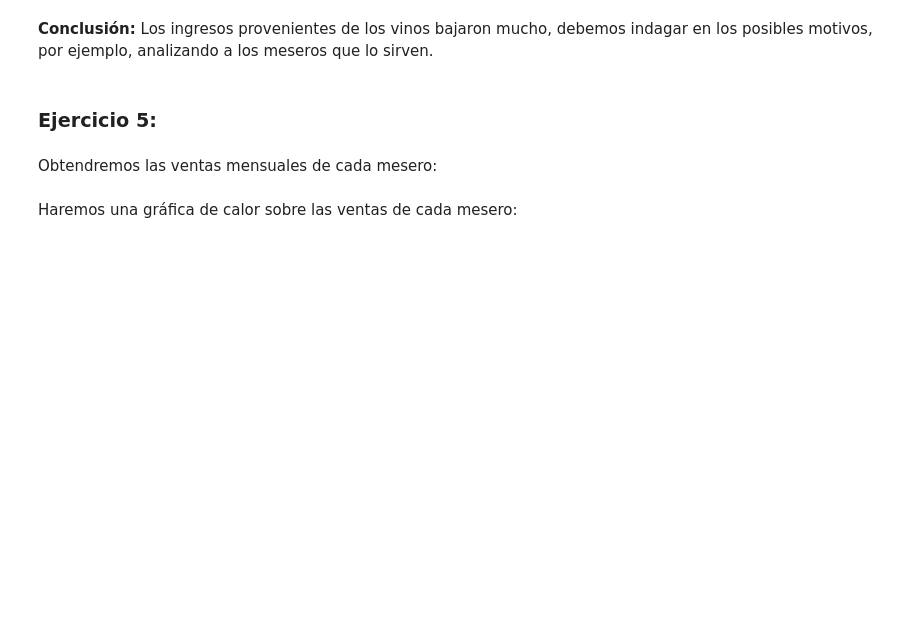
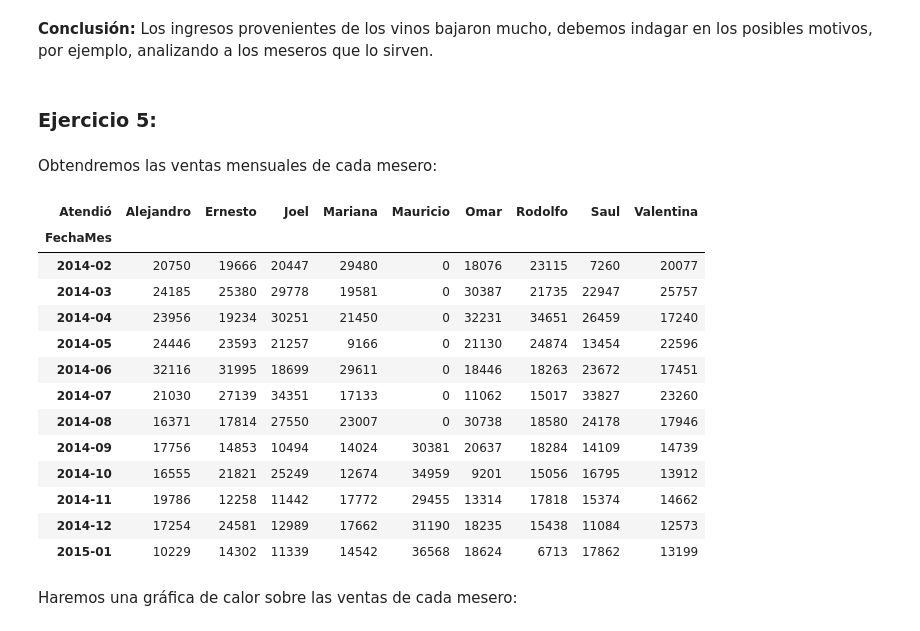
Before and after one commit to alcazarpedro/project_numpy_pandas, a Jupyter notebook: pandas_dtascience/6_Proyecto final/Proyecto Final.ipynb, the cells around one changed output. Saved outputs shown, nothing was run; the diff lists cells and outputs as text; code cells hidden in the pictures; blank space fills up the shorter version.

```diff
--- a/pandas_dtascience/6_Proyecto final/Proyecto Final.ipynb
+++ b/pandas_dtascience/6_Proyecto final/Proyecto Final.ipynb
@@ -160,6 +160,25 @@ __Conclusión:__ Los ingresos provenientes de los vinos bajaron mucho, debemos i
 ### Ejercicio 5:
 # %% [markdown]
 Obtendremos las ventas mensuales de cada mesero:
+# %%
+ventas_mesero = pd.pivot_table(df_restaursnte,index="FechaMes",values="Precio",aggfunc="sum",columns="Atendió",fill_value=0)
+# %%
+ventas_mesero
+# %% [output]
+| Atendió | Alejandro | Ernesto | Joel | Mariana | Mauricio | Omar | Rodolfo | Saul | Valentina |
+| FechaMes |  |  |  |  |  |  |  |  |  |
+| 2014-02 | 20750 | 19666 | 20447 | 29480 | 0 | 18076 | 23115 | 7260 | 20077 |
+| 2014-03 | 24185 | 25380 | 29778 | 19581 | 0 | 30387 | 21735 | 22947 | 25757 |
+| 2014-04 | 23956 | 19234 | 30251 | 21450 | 0 | 32231 | 34651 | 26459 | 17240 |
+| 2014-05 | 24446 | 23593 | 21257 | 9166 | 0 | 21130 | 24874 | 13454 | 22596 |
+| 2014-06 | 32116 | 31995 | 18699 | 29611 | 0 | 18446 | 18263 | 23672 | 17451 |
+| 2014-07 | 21030 | 27139 | 34351 | 17133 | 0 | 11062 | 15017 | 33827 | 23260 |
+| 2014-08 | 16371 | 17814 | 27550 | 23007 | 0 | 30738 | 18580 | 24178 | 17946 |
+| 2014-09 | 17756 | 14853 | 10494 | 14024 | 30381 | 20637 | 18284 | 14109 | 14739 |
+| 2014-10 | 16555 | 21821 | 25249 | 12674 | 34959 | 9201 | 15056 | 16795 | 13912 |
+| 2014-11 | 19786 | 12258 | 11442 | 17772 | 29455 | 13314 | 17818 | 15374 | 14662 |
+| 2014-12 | 17254 | 24581 | 12989 | 17662 | 31190 | 18235 | 15438 | 11084 | 12573 |
+| 2015-01 | 10229 | 14302 | 11339 | 14542 | 36568 | 18624 | 6713 | 17862 | 13199 |
 # %% [markdown]
 Haremos una gráfica de calor sobre las ventas de cada mesero:
 # %% [markdown]
```
Also changed, not shown: parts of 4 cells of this notebook.
